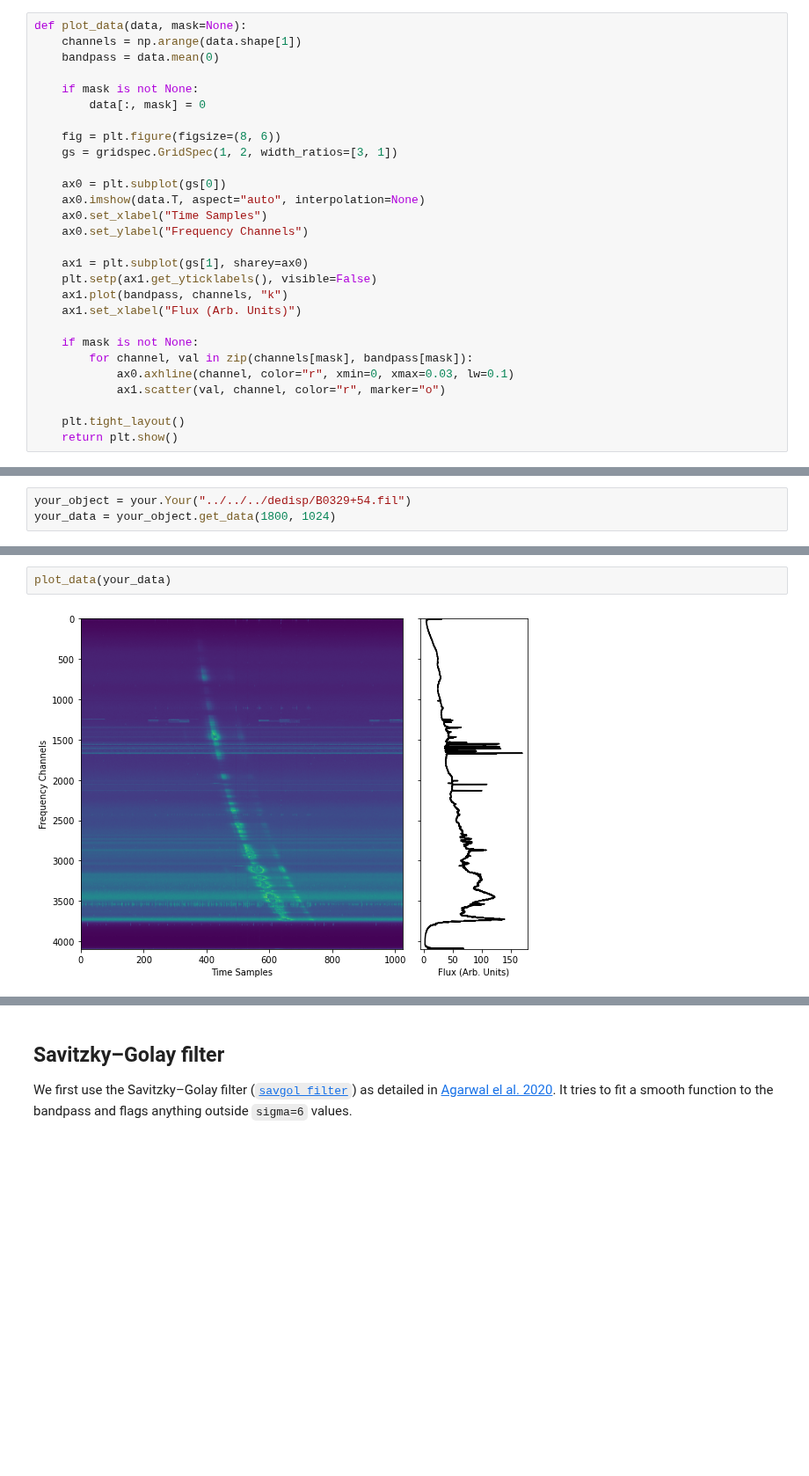
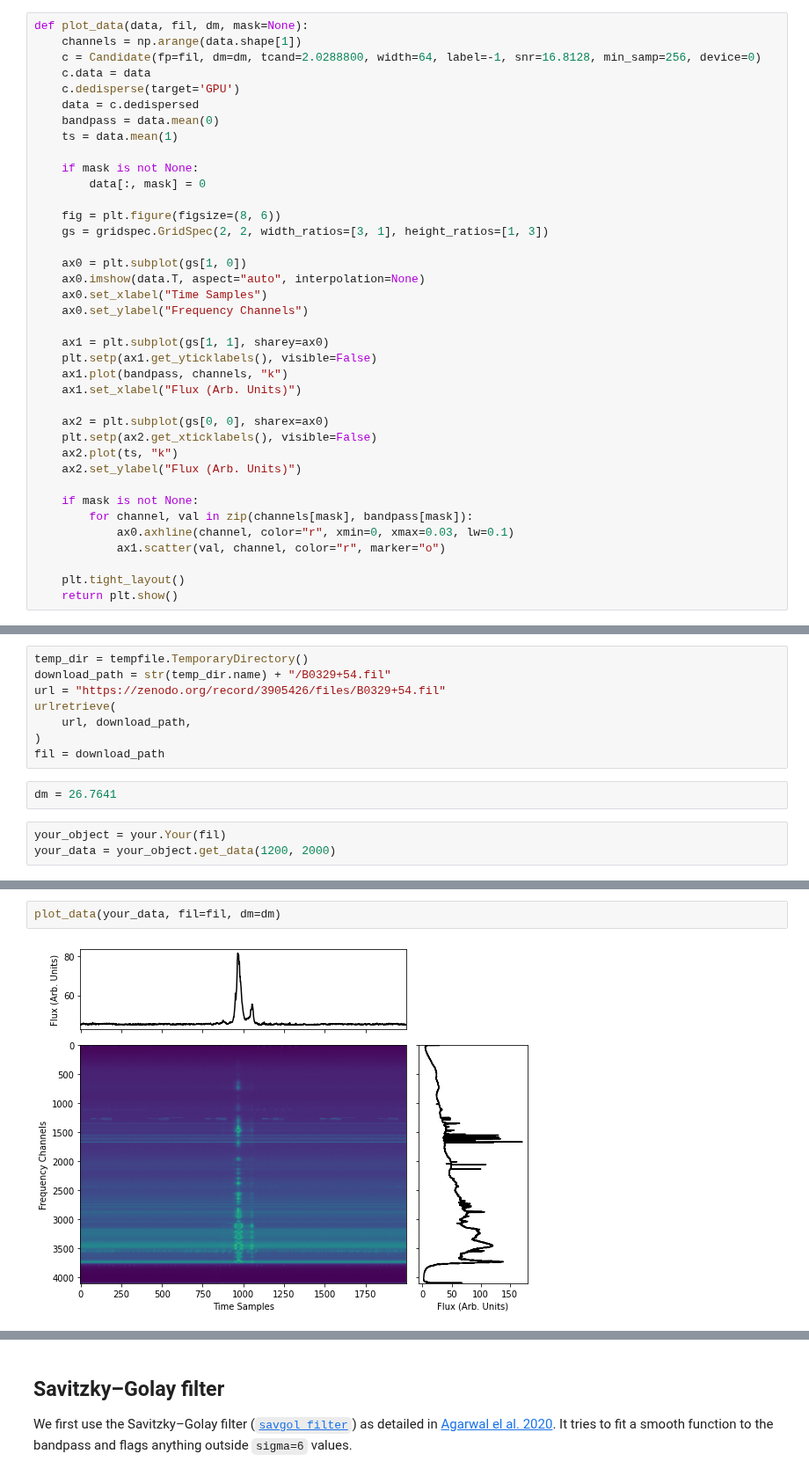
Before and after one commit to thepetabyteproject/your, a Jupyter notebook: examples/RFI.ipynb, the cells around one changed output, grey strips where cells are left out. Shown at 88% size. Drawn from its saved outputs; the diff is of its cells as text; blank space fills up the shorter version.

```diff
--- a/examples/RFI.ipynb
+++ b/examples/RFI.ipynb
@@ -12,23 +12,33 @@ from matplotlib import gridspec
 # %%
-def plot_data(data, mask=None):
+def plot_data(data, fil, dm, mask=None):
     channels = np.arange(data.shape[1])
+    c = Candidate(fp=fil, dm=dm, tcand=2.0288800, width=64, label=-1, snr=16.8128, min_samp=256, device=0)
+    c.data = data
+    c.dedisperse(target='GPU')
+    data = c.dedispersed
     bandpass = data.mean(0)
+    ts = data.mean(1)
 
     if mask is not None:
         data[:, mask] = 0
 
     fig = plt.figure(figsize=(8, 6))
-    gs = gridspec.GridSpec(1, 2, width_ratios=[3, 1])
+    gs = gridspec.GridSpec(2, 2, width_ratios=[3, 1], height_ratios=[1, 3])
 
-    ax0 = plt.subplot(gs[0])
+    ax0 = plt.subplot(gs[1, 0])
     ax0.imshow(data.T, aspect="auto", interpolation=None)
     ax0.set_xlabel("Time Samples")
     ax0.set_ylabel("Frequency Channels")
 
-    ax1 = plt.subplot(gs[1], sharey=ax0)
+    ax1 = plt.subplot(gs[1, 1], sharey=ax0)
     plt.setp(ax1.get_yticklabels(), visible=False)
     ax1.plot(bandpass, channels, "k")
     ax1.set_xlabel("Flux (Arb. Units)")
+
+    ax2 = plt.subplot(gs[0, 0], sharex=ax0)
+    plt.setp(ax2.get_xticklabels(), visible=False)
+    ax2.plot(ts, "k")
+    ax2.set_ylabel("Flux (Arb. Units)")
 
     if mask is not None:
         for channel, val in zip(channels[mask], bandpass[mask]):
@@ -46,3 +57,13 @@ Let's read a filterbank filterbank file with a PSR B0329+54 single pulse.
+# %%
+temp_dir = tempfile.TemporaryDirectory()
+download_path = str(temp_dir.name) + "/B0329+54.fil"
+url = "https://zenodo.org/record/3905426/files/B0329+54.fil"
+urlretrieve(
+    url, download_path,
+)
+fil = download_path
+# %%
+dm = 26.7641
 # %%
-your_object = your.Your("../../../dedisp/B0329+54.fil")
-your_data = your_object.get_data(1800, 1024)
+your_object = your.Your(fil)
+your_data = your_object.get_data(1200, 2000)
@@ -51,4 +70,4 @@ your_data = your_object.get_data(1800, 1024)
 # %%
-plot_data(your_data)
+plot_data(your_data, fil=fil, dm=dm)
 # %% [output]
-[figure, old version]
+[figure, new version]
```
Also changed, not shown: parts of 14 cells of this notebook, 3 other files.
